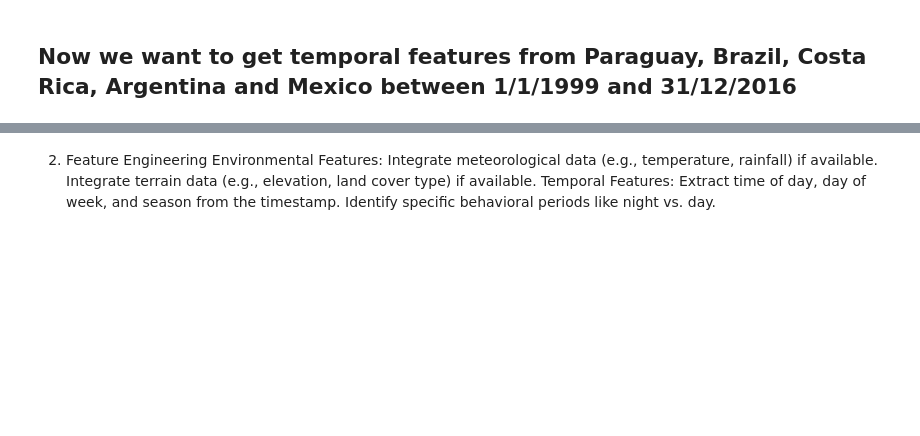
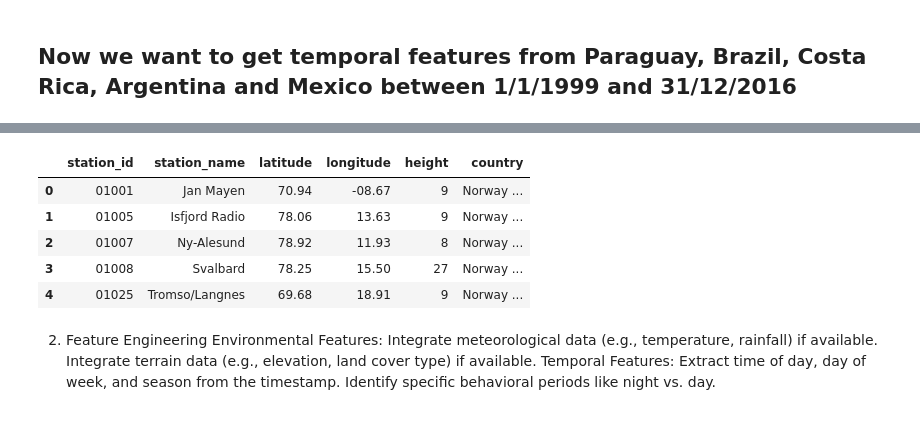
Before and after one commit to HenriqueGuima/ML-Jaguar-Movement-Geo-Referencing, a Jupyter notebook: main.ipynb, the cells around one changed output, grey strips where cells are left out. Drawn from its saved outputs; the diff is of its cells as text; code cells hidden in the pictures; blank space fills up the shorter version.

```diff
--- a/main.ipynb
+++ b/main.ipynb
@@ -204 +296,16 @@ data_fe[['acceleration', 'change_in_direction']].head()
+# %%
+stations_data.dtypes
+
+# Rename columns
+# 0: Station ID, 1: Station Name, 2: Latitude, 3: Longitude, 4:Height, 5: Country
+stations_data = stations_data.rename(columns={'0':'station_id', '1':'station_name', '2':'latitude', '3':'longitude', '4':'height', '5':'country'})
+
+stations_data.head()
+# %% [output]
+|  | station_id | station_name | latitude | longitude | height | country |
+| 0 | 01001 | Jan Mayen | 70.94 | -08.67 | 9 | Norway ... |
+| 1 | 01005 | Isfjord Radio | 78.06 | 13.63 | 9 | Norway ... |
+| 2 | 01007 | Ny-Alesund | 78.92 | 11.93 | 8 | Norway ... |
+| 3 | 01008 | Svalbard | 78.25 | 15.50 | 27 | Norway ... |
+| 4 | 01025 | Tromso/Langnes | 69.68 | 18.91 | 9 | Norway ... |
 # %%
```
Also changed, not shown: parts of 4 cells of this notebook, 1 other file.
